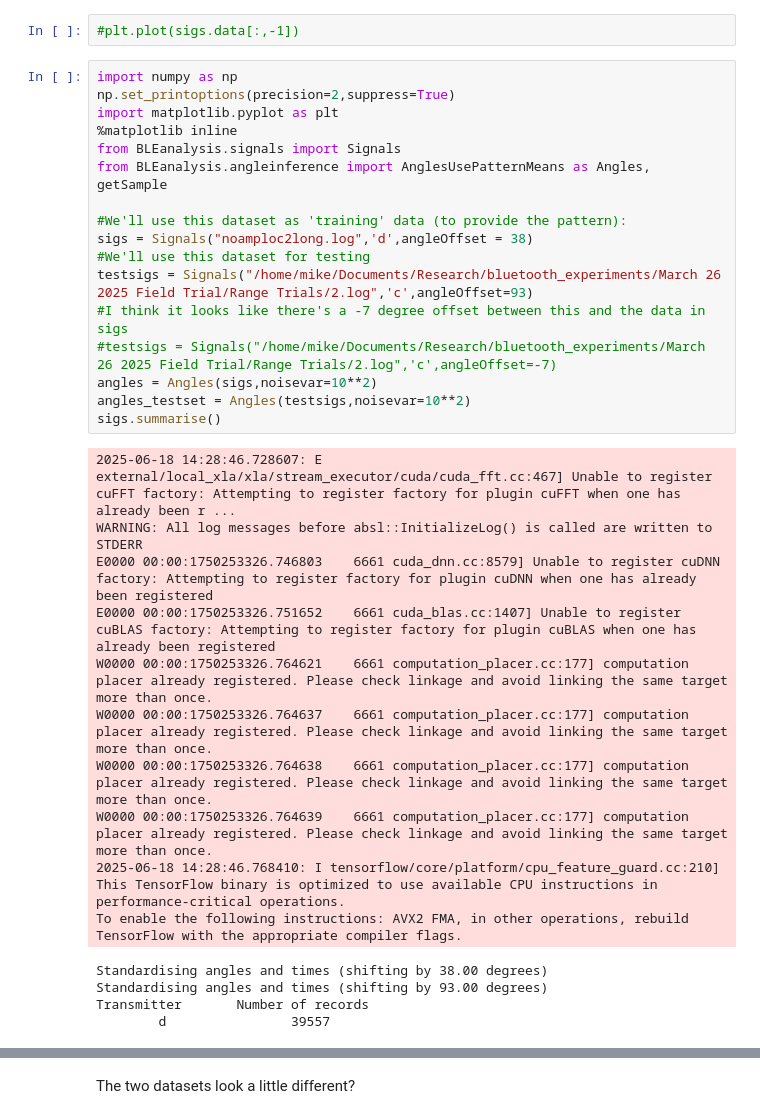
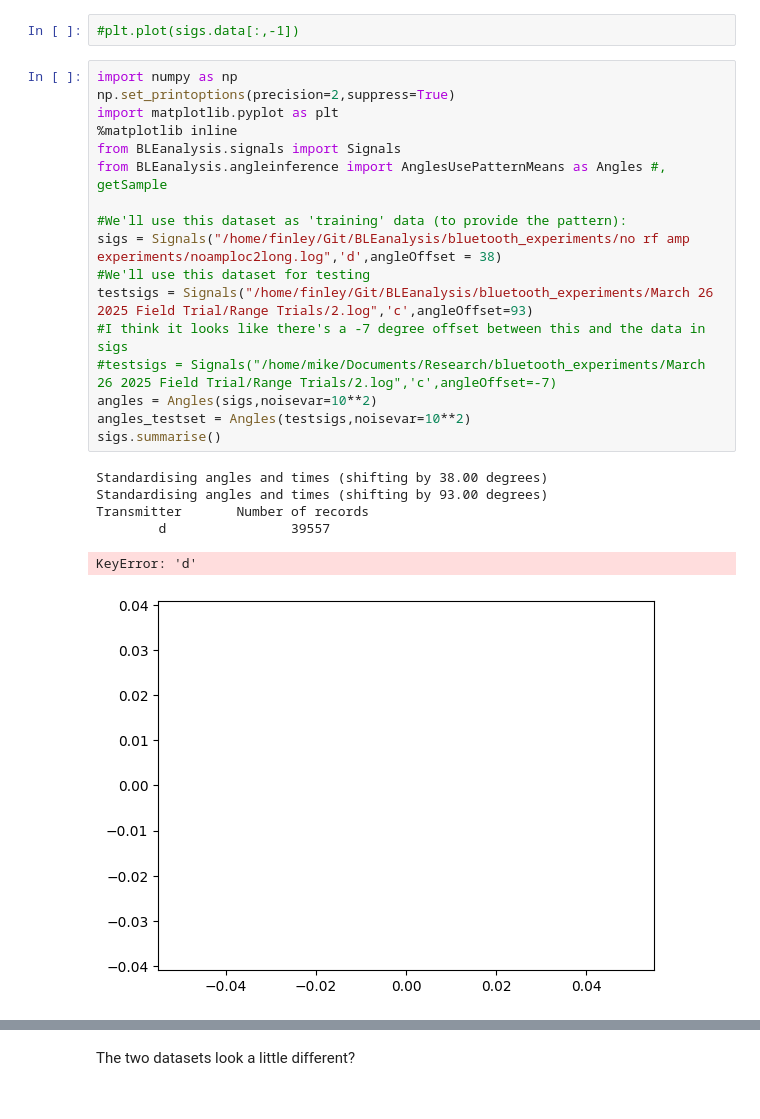
Before and after one commit to SheffieldMLtracking/BLEanalysis, a Jupyter notebook: jupyter/Angle Inference.ipynb, the cells around one changed output, grey strips where cells are left out. Saved outputs shown, nothing was run; the diff lists cells and outputs as text.

```diff
--- a/jupyter/Angle Inference.ipynb
+++ b/jupyter/Angle Inference.ipynb
@@ -15,35 +15,27 @@ Standardising angles and times (shifting by 38.00 degrees)
 # %%
 import numpy as np
 np.set_printoptions(precision=2,suppress=True)
 import matplotlib.pyplot as plt
 %matplotlib inline
 from BLEanalysis.signals import Signals
-from BLEanalysis.angleinference import AnglesUsePatternMeans as Angles, getSample
+from BLEanalysis.angleinference import AnglesUsePatternMeans as Angles #, getSample
 
 #We'll use this dataset as 'training' data (to provide the pattern):
-sigs = Signals("noamploc2long.log",'d',angleOffset = 38)
+sigs = Signals("/home/finley/Git/BLEanalysis/bluetooth_experiments/no rf amp experiments/noamploc2long.log",'d',angleOffset = 38)
 #We'll use this dataset for testing
-testsigs = Signals("/home/mike/Documents/Research/bluetooth_experiments/March 26 2025 Field Trial/Range Trials/2.log",'c',angleOffset=93)
+testsigs = Signals("/home/finley/Git/BLEanalysis/bluetooth_experiments/March 26 2025 Field Trial/Range Trials/2.log",'c',angleOffset=93)
 #I think it looks like there's a -7 degree offset between this and the data in sigs
 #testsigs = Signals("/home/mike/Documents/Research/bluetooth_experiments/March 26 2025 Field Trial/Range Trials/2.log",'c',angleOffset=-7)
 angles = Angles(sigs,noisevar=10**2)
 angles_testset = Angles(testsigs,noisevar=10**2)
 sigs.summarise()
 # %% [output]
-2025-06-18 14:28:46.728607: E external/local_xla/xla/stream_executor/cuda/cuda_fft.cc:467] Unable to register cuFFT factory: Attempting to register factory for plugin cuFFT when one has already been r ...
-WARNING: All log messages before absl::InitializeLog() is called are written to STDERR
-E0000 00:00:1750253326.746803    6661 cuda_dnn.cc:8579] Unable to register cuDNN factory: Attempting to register factory for plugin cuDNN when one has already been registered
-E0000 00:00:1750253326.751652    6661 cuda_blas.cc:1407] Unable to register cuBLAS factory: Attempting to register factory for plugin cuBLAS when one has already been registered
-W0000 00:00:1750253326.764621    6661 computation_placer.cc:177] computation placer already registered. Please check linkage and avoid linking the same target more than once.
-W0000 00:00:1750253326.764637    6661 computation_placer.cc:177] computation placer already registered. Please check linkage and avoid linking the same target more than once.
-W0000 00:00:1750253326.764638    6661 computation_placer.cc:177] computation placer already registered. Please check linkage and avoid linking the same target more than once.
-W0000 00:00:1750253326.764639    6661 computation_placer.cc:177] computation placer already registered. Please check linkage and avoid linking the same target more than once.
-2025-06-18 14:28:46.768410: I tensorflow/core/platform/cpu_feature_guard.cc:210] This TensorFlow binary is optimized to use available CPU instructions in performance-critical operations.
-To enable the following instructions: AVX2 FMA, in other operations, rebuild TensorFlow with the appropriate compiler flags.
+Standardising angles and times (shifting by 38.00 degrees)
+Standardising angles and times (shifting by 93.00 degrees)
+Transmitter       Number of records
+        d                39557
-Standardising angles and times (shifting by 38.00 degrees)
-Standardising angles and times (shifting by 93.00 degrees)
-Transmitter       Number of records
-        d                39557
+KeyError: 'd'
+[figure, added]
 # %%
 plt.figure(figsize=[7,7])
 for i,(dataset,title) in enumerate(zip([sigs.data,testsigs.data],['Training Set','Test Set'])):
```
Also changed, not shown: parts of 3 cells of this notebook, 2 other files.
